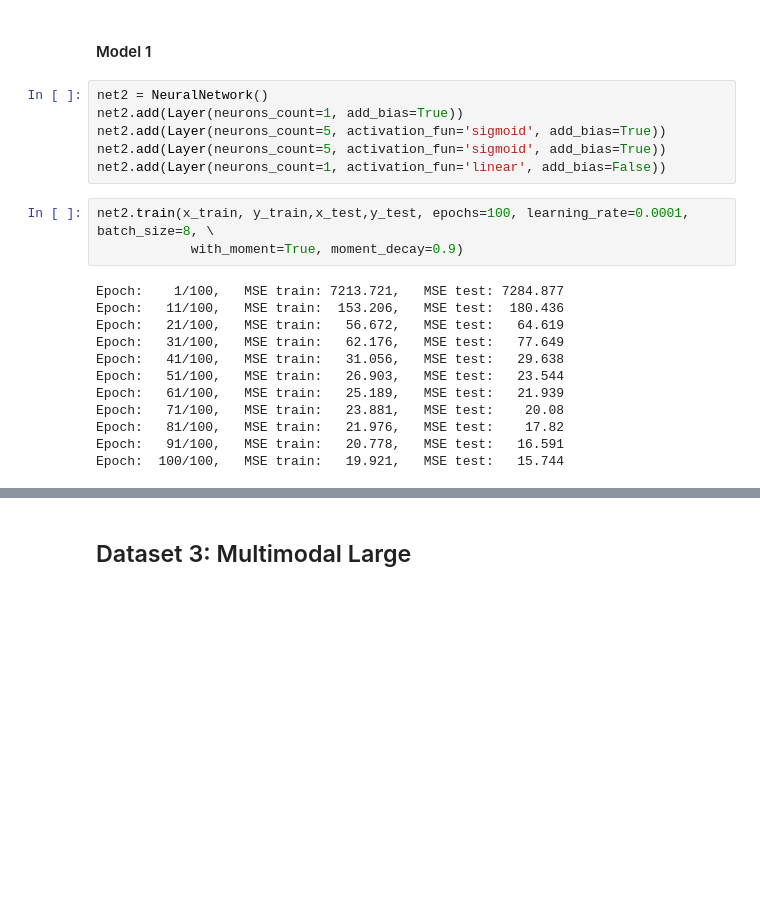
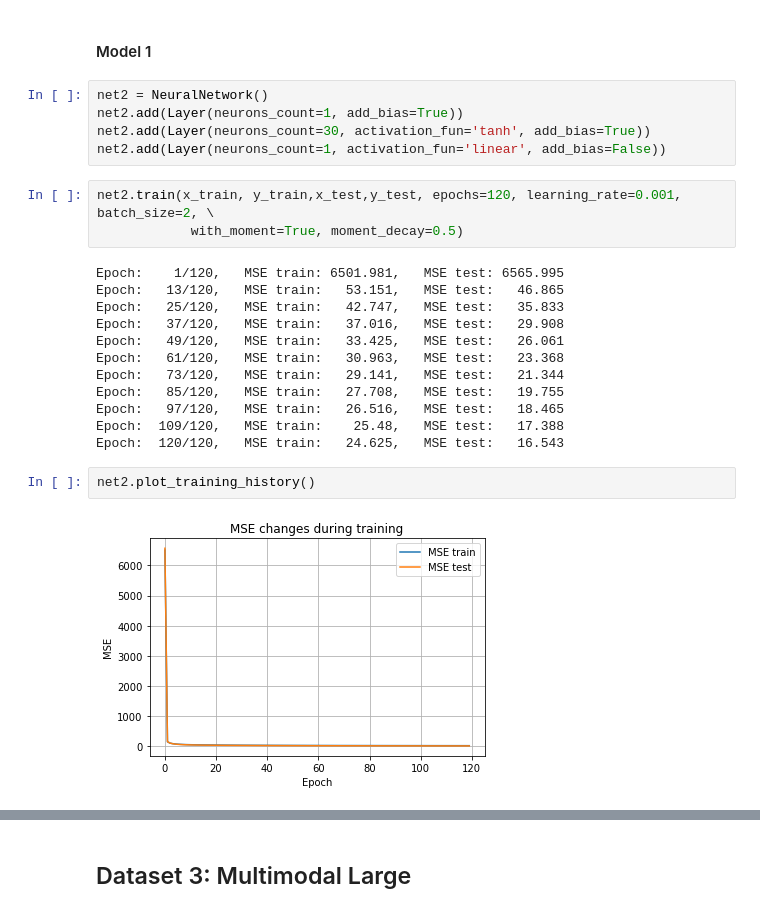
Before and after one commit to mstaczek/miowad, a Jupyter notebook: lab3.ipynb, the cells around one changed output, grey strips where cells are left out. Saved outputs shown, nothing was run; the diff lists cells and outputs as text; blank space fills up the shorter version.

```diff
--- a/lab3.ipynb
+++ b/lab3.ipynb
@@ -160,21 +160,24 @@ Unnamed: 0
 # %%
 net2 = NeuralNetwork()
 net2.add(Layer(neurons_count=1, add_bias=True))
-net2.add(Layer(neurons_count=5, activation_fun='sigmoid', add_bias=True))
-net2.add(Layer(neurons_count=5, activation_fun='sigmoid', add_bias=True))
+net2.add(Layer(neurons_count=30, activation_fun='tanh', add_bias=True))
 net2.add(Layer(neurons_count=1, activation_fun='linear', add_bias=False))
 # %%
-net2.train(x_train, y_train,x_test,y_test, epochs=100, learning_rate=0.0001, batch_size=8, \
-            with_moment=True, moment_decay=0.9)
+net2.train(x_train, y_train,x_test,y_test, epochs=120, learning_rate=0.001, batch_size=2, \
+            with_moment=True, moment_decay=0.5)
 # %% [output]
-Epoch:    1/100,   MSE train: 7213.721,   MSE test: 7284.877
-Epoch:   11/100,   MSE train:  153.206,   MSE test:  180.436
-Epoch:   21/100,   MSE train:   56.672,   MSE test:   64.619
-Epoch:   31/100,   MSE train:   62.176,   MSE test:   77.649
-Epoch:   41/100,   MSE train:   31.056,   MSE test:   29.638
-Epoch:   51/100,   MSE train:   26.903,   MSE test:   23.544
-Epoch:   61/100,   MSE train:   25.189,   MSE test:   21.939
-Epoch:   71/100,   MSE train:   23.881,   MSE test:    20.08
-Epoch:   81/100,   MSE train:   21.976,   MSE test:    17.82
-Epoch:   91/100,   MSE train:   20.778,   MSE test:   16.591
-Epoch:  100/100,   MSE train:   19.921,   MSE test:   15.744
+Epoch:    1/120,   MSE train: 6501.981,   MSE test: 6565.995
+Epoch:   13/120,   MSE train:   53.151,   MSE test:   46.865
+Epoch:   25/120,   MSE train:   42.747,   MSE test:   35.833
+Epoch:   37/120,   MSE train:   37.016,   MSE test:   29.908
+Epoch:   49/120,   MSE train:   33.425,   MSE test:   26.061
+Epoch:   61/120,   MSE train:   30.963,   MSE test:   23.368
+Epoch:   73/120,   MSE train:   29.141,   MSE test:   21.344
+Epoch:   85/120,   MSE train:   27.708,   MSE test:   19.755
+Epoch:   97/120,   MSE train:   26.516,   MSE test:   18.465
+Epoch:  109/120,   MSE train:    25.48,   MSE test:   17.388
+Epoch:  120/120,   MSE train:   24.625,   MSE test:   16.543
+# %%
+net2.plot_training_history()
+# %% [output]
+[figure, added]
```
Also changed, not shown: parts of 16 cells of this notebook.
